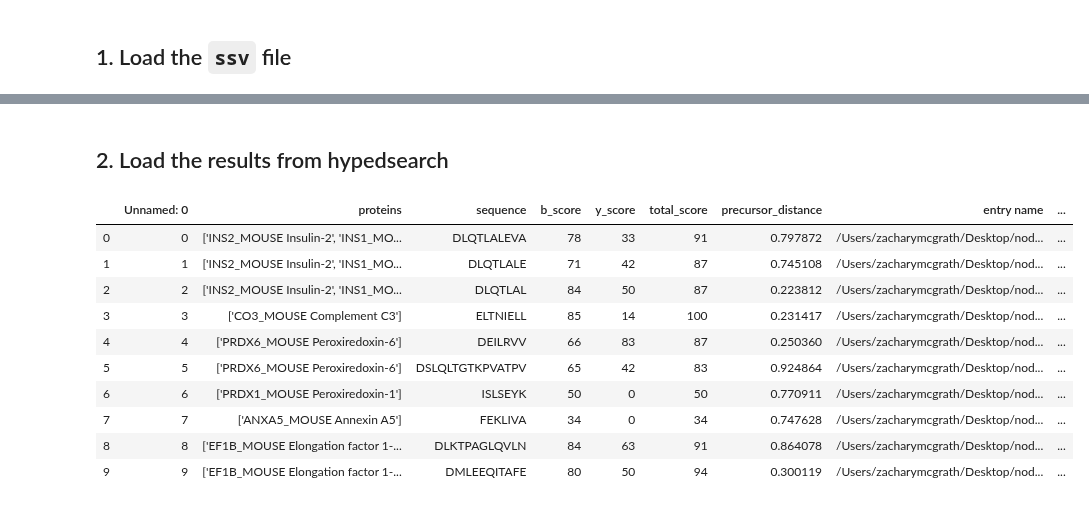
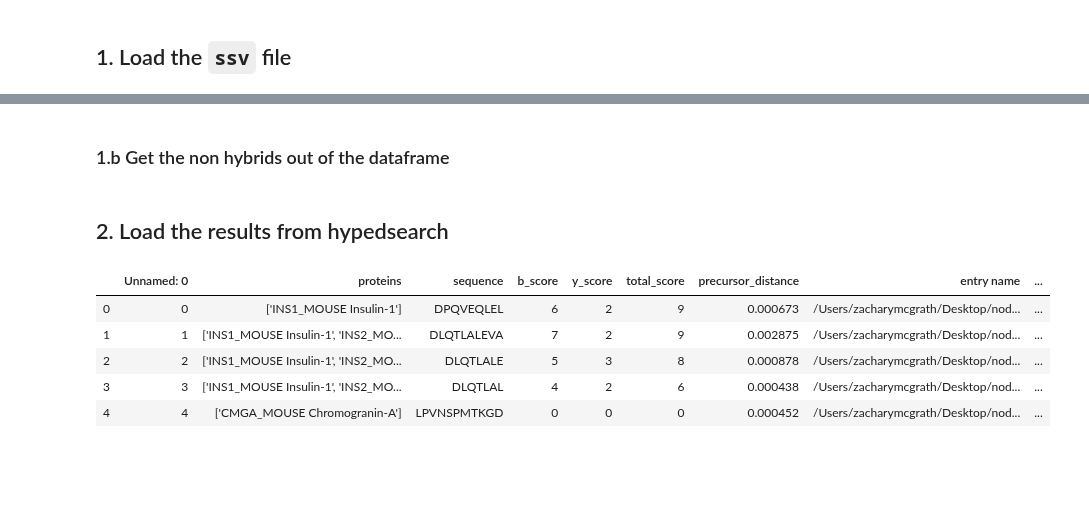
Before and after one commit to zmcgrath96/hypedsearch, a Jupyter notebook: testing framework/jupyter notebooks/Real data results.ipynb, the cells around one changed output, grey strips where cells are left out. Drawn from its saved outputs; the diff is of its cells as text; code cells hidden in the pictures; blank space fills up the shorter version.

```diff
--- a/testing framework/jupyter notebooks/Real data results.ipynb
+++ b/testing framework/jupyter notebooks/Real data results.ipynb
@@ -15,0 +19,2 @@ specmilresults.loc[specmilresults['filename'] == 'NOD2_E3.13697.13697.2']
+# %% [markdown]
+### 1.b Get the non hybrids out of the dataframe
@@ -22,17 +31,12 @@ hybridresultsfile = '/Users/zacharymcgrath/Desktop/Experiment output/filtered_NO
 nonhybridresults = pd.read_csv(nonhybridresultsfile, sep='\t')
 hybridresults = pd.read_csv(hybridresultsfile, sep='\t')
 # %%
-nonhybridresults.head(10)
+nonhybridresults.head()
 # %% [output]
 |  | Unnamed: 0 | proteins | sequence | b_score | y_score | total_score | precursor_distance | entry name | ... |
-| 0 | 0 | ['INS2_MOUSE Insulin-2', 'INS1_MO... | DLQTLALEVA | 78 | 33 | 91 | 0.797872 | /Users/zacharymcgrath/Desktop/nod... | ... |
-| 1 | 1 | ['INS2_MOUSE Insulin-2', 'INS1_MO... | DLQTLALE | 71 | 42 | 87 | 0.745108 | /Users/zacharymcgrath/Desktop/nod... | ... |
-| 2 | 2 | ['INS2_MOUSE Insulin-2', 'INS1_MO... | DLQTLAL | 84 | 50 | 87 | 0.223812 | /Users/zacharymcgrath/Desktop/nod... | ... |
-| 3 | 3 | ['CO3_MOUSE Complement C3'] | ELTNIELL | 85 | 14 | 100 | 0.231417 | /Users/zacharymcgrath/Desktop/nod... | ... |
-| 4 | 4 | ['PRDX6_MOUSE Peroxiredoxin-6'] | DEILRVV | 66 | 83 | 87 | 0.250360 | /Users/zacharymcgrath/Desktop/nod... | ... |
-| 5 | 5 | ['PRDX6_MOUSE Peroxiredoxin-6'] | DSLQLTGTKPVATPV | 65 | 42 | 83 | 0.924864 | /Users/zacharymcgrath/Desktop/nod... | ... |
-| 6 | 6 | ['PRDX1_MOUSE Peroxiredoxin-1'] | ISLSEYK | 50 | 0 | 50 | 0.770911 | /Users/zacharymcgrath/Desktop/nod... | ... |
-| 7 | 7 | ['ANXA5_MOUSE Annexin A5'] | FEKLIVA | 34 | 0 | 34 | 0.747628 | /Users/zacharymcgrath/Desktop/nod... | ... |
-| 8 | 8 | ['EF1B_MOUSE Elongation factor 1-... | DLKTPAGLQVLN | 84 | 63 | 91 | 0.864078 | /Users/zacharymcgrath/Desktop/nod... | ... |
-| 9 | 9 | ['EF1B_MOUSE Elongation factor 1-... | DMLEEQITAFE | 80 | 50 | 94 | 0.300119 | /Users/zacharymcgrath/Desktop/nod... | ... |
+| 0 | 0 | ['INS1_MOUSE Insulin-1'] | DPQVEQLEL | 6 | 2 | 9 | 0.000673 | /Users/zacharymcgrath/Desktop/nod... | ... |
+| 1 | 1 | ['INS1_MOUSE Insulin-1', 'INS2_MO... | DLQTLALEVA | 7 | 2 | 9 | 0.002875 | /Users/zacharymcgrath/Desktop/nod... | ... |
+| 2 | 2 | ['INS1_MOUSE Insulin-1', 'INS2_MO... | DLQTLALE | 5 | 3 | 8 | 0.000878 | /Users/zacharymcgrath/Desktop/nod... | ... |
+| 3 | 3 | ['INS1_MOUSE Insulin-1', 'INS2_MO... | DLQTLAL | 4 | 2 | 6 | 0.000438 | /Users/zacharymcgrath/Desktop/nod... | ... |
+| 4 | 4 | ['CMGA_MOUSE Chromogranin-A'] | LPVNSPMTKGD | 0 | 0 | 0 | 0.000452 | /Users/zacharymcgrath/Desktop/nod... | ... |
 # %%
```
Also changed, not shown: parts of 20 cells of this notebook, 5 other files.
